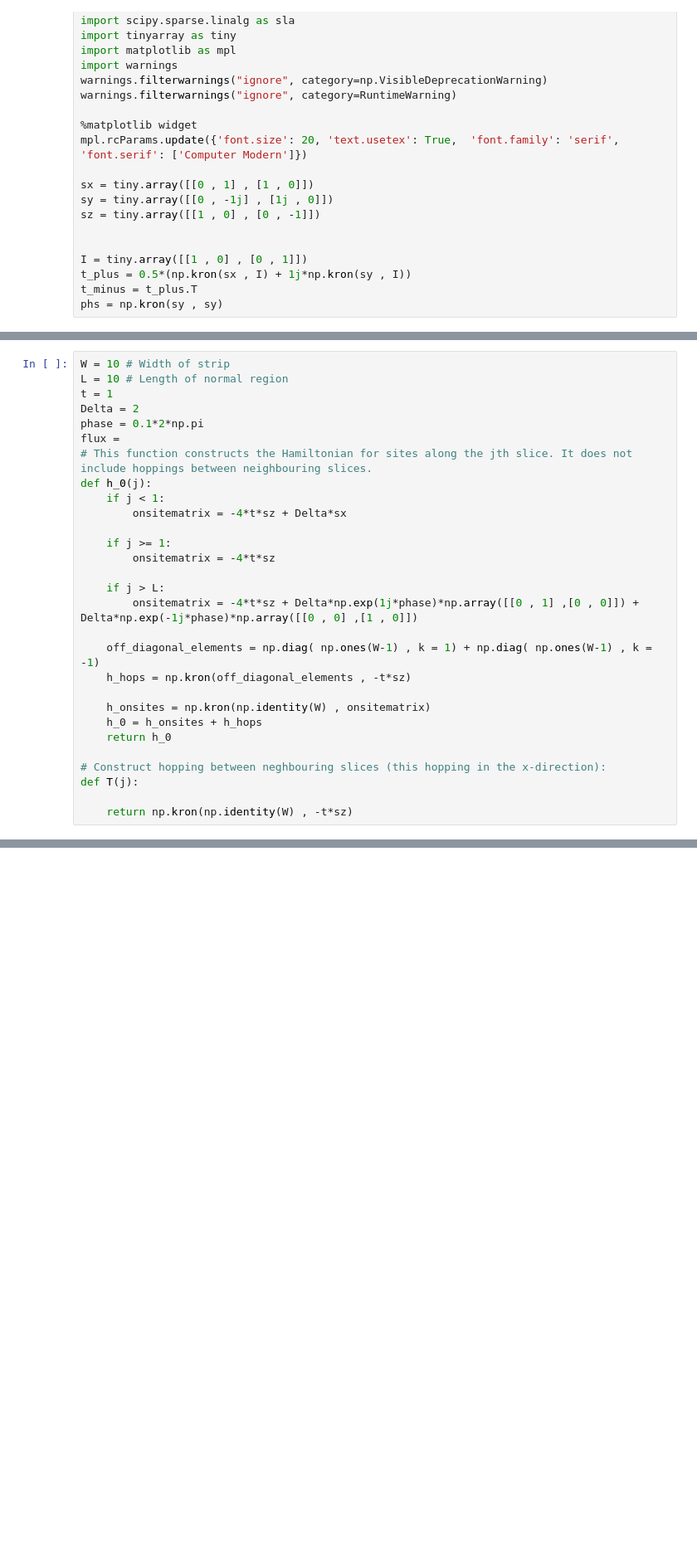
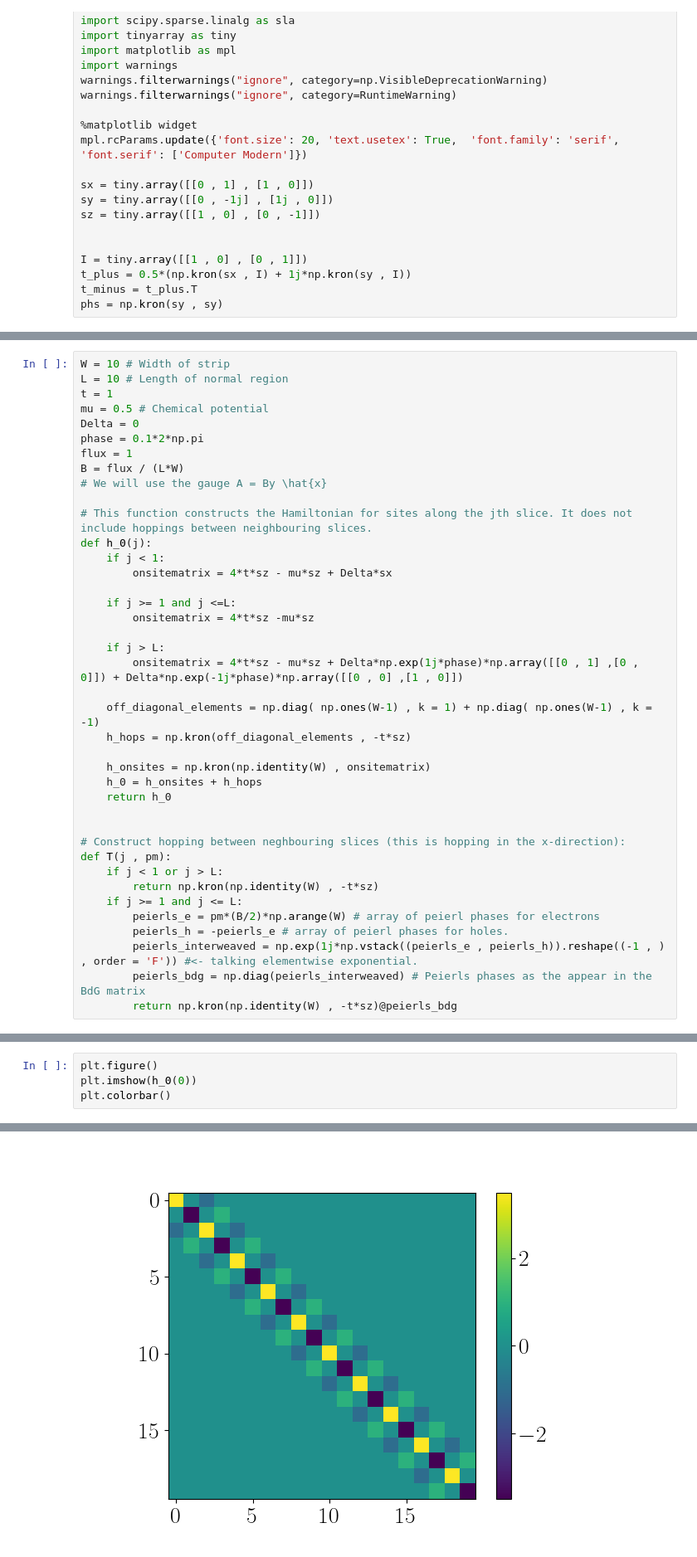
Before and after one commit to krishtoffel99/Josephson-Investigations-Old, a Jupyter notebook: Josephson effect and Supercurrents/DC_SNS_numerics.ipynb, the cells around one changed output, grey strips where cells are left out. Shown at 83% size. Cells and saved outputs as stored; diff of their text form; blank space fills up the shorter version.

```diff
--- a/Josephson effect and Supercurrents/DC_SNS_numerics.ipynb
+++ b/Josephson effect and Supercurrents/DC_SNS_numerics.ipynb
@@ -26,19 +43,23 @@ phs = np.kron(sy , sy)
 W = 10 # Width of strip
 L = 10 # Length of normal region
 t = 1
-Delta = 2
+mu = 0.5 # Chemical potential
+Delta = 0
 phase = 0.1*2*np.pi
-flux =
+flux = 1
+B = flux / (L*W)
+# We will use the gauge A = By \hat{x}
+
 # This function constructs the Hamiltonian for sites along the jth slice. It does not include hoppings between neighbouring slices.
 def h_0(j):
     if j < 1:
-        onsitematrix = -4*t*sz + Delta*sx
+        onsitematrix = 4*t*sz - mu*sz + Delta*sx
 
-    if j >= 1:
-        onsitematrix = -4*t*sz
+    if j >= 1 and j <=L:
+        onsitematrix = 4*t*sz -mu*sz
 
     if j > L:
-        onsitematrix = -4*t*sz + Delta*np.exp(1j*phase)*np.array([[0 , 1] ,[0 , 0]]) + Delta*np.exp(-1j*phase)*np.array([[0 , 0] ,[1 , 0]])
+        onsitematrix = 4*t*sz - mu*sz + Delta*np.exp(1j*phase)*np.array([[0 , 1] ,[0 , 0]]) + Delta*np.exp(-1j*phase)*np.array([[0 , 0] ,[1 , 0]])
 
     off_diagonal_elements = np.diag( np.ones(W-1) , k = 1) + np.diag( np.ones(W-1) , k = -1)
     h_hops = np.kron(off_diagonal_elements , -t*sz)
@@ -47,7 +68,14 @@ def h_0(j):
     h_0 = h_onsites + h_hops
     return h_0
 
-# Construct hopping between neghbouring slices (this hopping in the x-direction):
-def T(j):
 
-    return np.kron(np.identity(W) , -t*sz)
+# Construct hopping between neghbouring slices (this is hopping in the x-direction):
+def T(j , pm):
+    if j < 1 or j > L:
+        return np.kron(np.identity(W) , -t*sz)
+    if j >= 1 and j <= L:
+        peierls_e = pm*(B/2)*np.arange(W) # array of peierl phases for electrons
+        peierls_h = -peierls_e # array of peierl phases for holes.
+        peierls_interweaved = np.exp(1j*np.vstack((peierls_e , peierls_h)).reshape((-1 , ) , order = 'F')) #<- talking elementwise exponential.
+        peierls_bdg = np.diag(peierls_interweaved) # Peierls phases as the appear in the BdG matrix
+        return np.kron(np.identity(W) , -t*sz)@peierls_bdg
@@ -62,0 +82,5 @@ array([[0, 1, 0, 0],
+# %%
+plt.figure()
+plt.imshow(h_0(0))
+plt.colorbar()
+# %% [output]
@@ -62,0 +88 @@ array([[0, 1, 0, 0],
+[figure, added]
```
Also changed, not shown: parts of 8 cells of this notebook, 1 other file.
